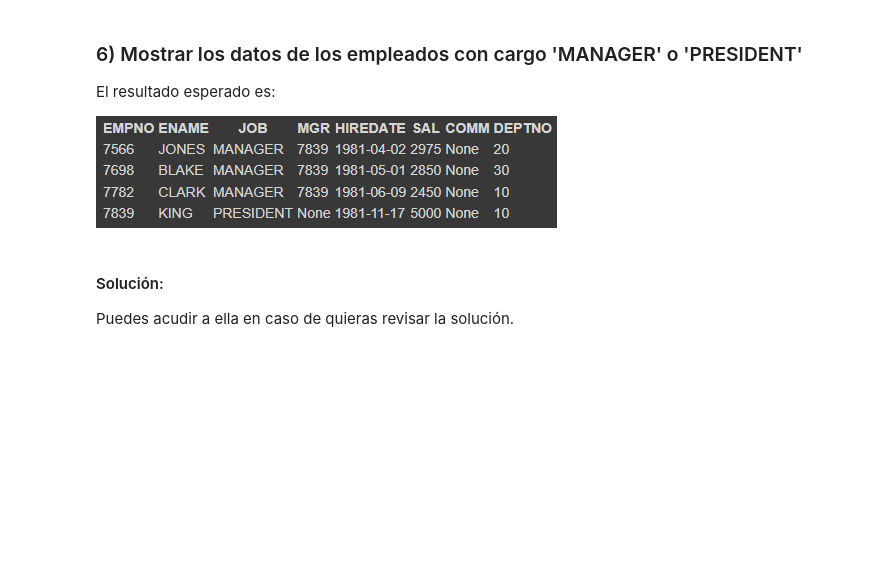
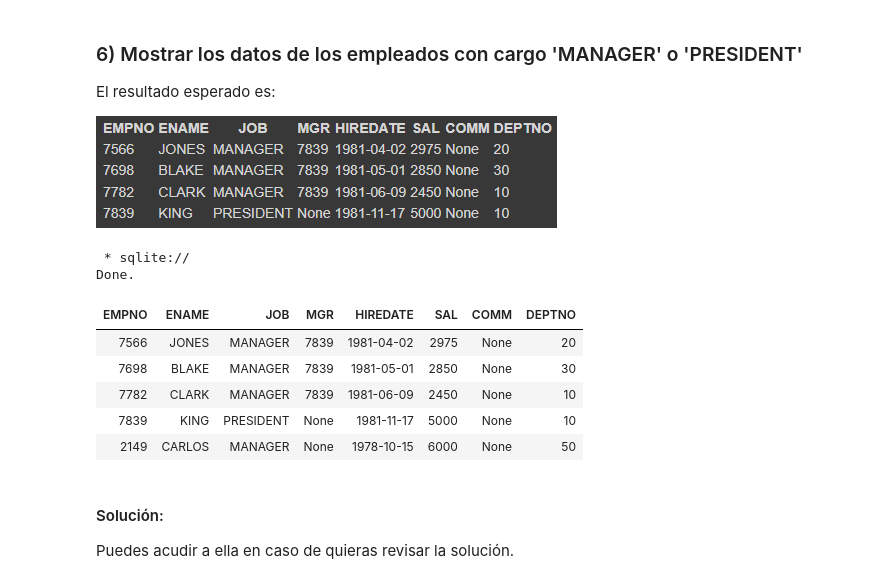
Before and after one commit to cam2149/eda_couse, a Jupyter notebook: Taller_1_SQL_Emp.ipynb, the cells around one changed output. Saved outputs shown, nothing was run; the diff lists cells and outputs as text; code cells hidden in the pictures; blank space fills up the shorter version.

```diff
--- a/Taller_1_SQL_Emp.ipynb
+++ b/Taller_1_SQL_Emp.ipynb
@@ -323,12 +437,21 @@ El resultado esperado es:
 # %%
 # Consulta
 # Mostrar los datos de los empleados con cargo 'MANAGER' o 'PRESIDENT'
 #
 %%sql
 
-SELECT
-FROM
-WHERE ... OR ...
+SELECT *
+FROM EMP
+WHERE job = 'MANAGER' OR job = 'PRESIDENT';
+# %% [output]
+ * sqlite://
+Done.
+| EMPNO | ENAME | JOB | MGR | HIREDATE | SAL | COMM | DEPTNO |
+| 7566 | JONES | MANAGER | 7839 | 1981-04-02 | 2975 | None | 20 |
+| 7698 | BLAKE | MANAGER | 7839 | 1981-05-01 | 2850 | None | 30 |
+| 7782 | CLARK | MANAGER | 7839 | 1981-06-09 | 2450 | None | 10 |
+| 7839 | KING | PRESIDENT | None | 1981-11-17 | 5000 | None | 10 |
+| 2149 | CARLOS | MANAGER | None | 1978-10-15 | 6000 | None | 50 |
 # %% [markdown]
 #### Solución:
 
```
Also changed, not shown: parts of 19 cells of this notebook.
